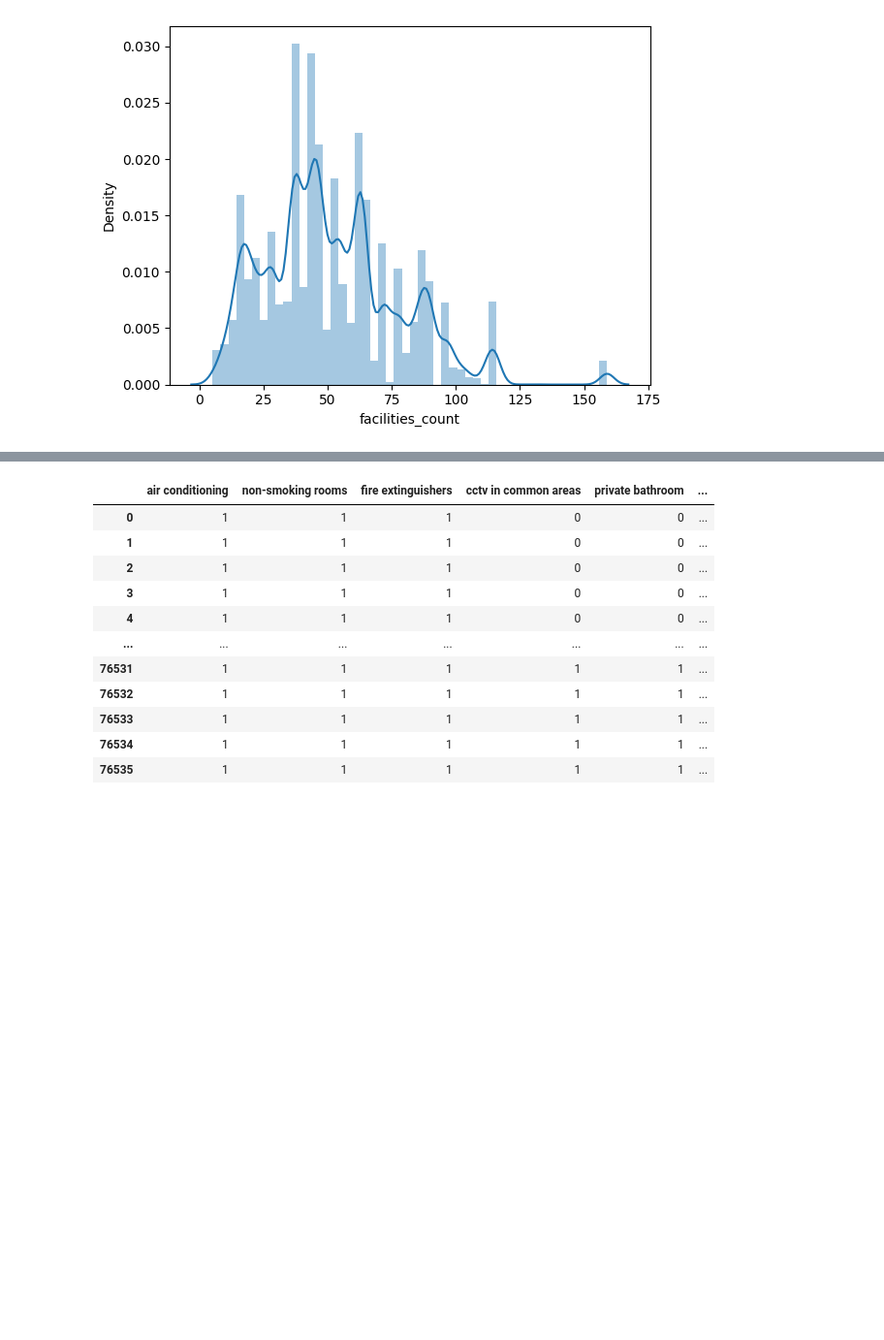
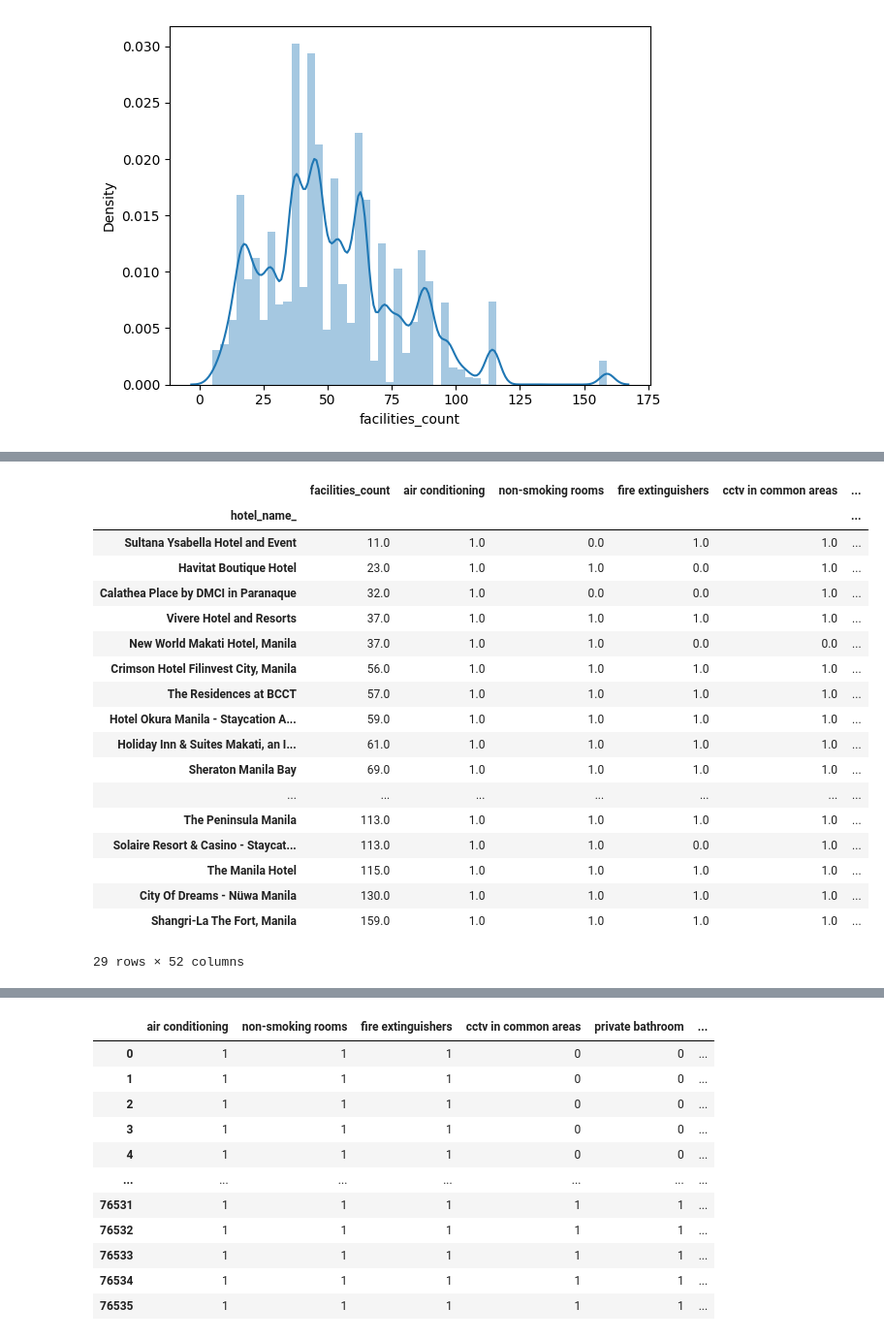
Before and after one commit to ejmasuncion/dsf10_capstone, a Jupyter notebook: eda/facilities_eda_2.ipynb, the cells around one changed output, grey strips where cells are left out. Shown at 97% size. Drawn from its saved outputs; the diff is of its cells as text; code cells hidden in the pictures; blank space fills up the shorter version.

```diff
--- a/eda/facilities_eda_2.ipynb
+++ b/eda/facilities_eda_2.ipynb
@@ -318,0 +390,30 @@ sns.distplot(df_fac['facilities_count'])
+# %%
+colors = ['#bfdeff', '#80bcff', '#0059ba', '#00438c', '#003e82']
+dfs = df_fac_all[(df_fac['stars'] == star) & (df_fac_all['good_review'] == 1)]
+total_cols = dfs.shape[0]
+to_drop = ['stars', 'review_rating', 'total_reviews', 'good_review']
+dfs_trans = dfs.drop(to_drop, axis=1)
+dfs_trans = dfs_trans.groupby('hotel_name_').mean()
+dfs_trans['% of freq_of_facilities'] = dfs_trans['facilities_count'] / 159
+dfs_trans.sort_values(by=['% of freq_of_facilities'], inplace=True, ascending=True)
+dfs_trans
+# %% [output]
+|  | facilities_count | air conditioning | non-smoking rooms | fire extinguishers | cctv in common areas | ... |
+| hotel_name_ |  |  |  |  |  | ... |
+| Sultana Ysabella Hotel and Event | 11.0 | 1.0 | 0.0 | 1.0 | 1.0 | ... |
+| Havitat Boutique Hotel | 23.0 | 1.0 | 1.0 | 0.0 | 1.0 | ... |
+| Calathea Place by DMCI in Paranaque | 32.0 | 1.0 | 0.0 | 0.0 | 1.0 | ... |
+| Vivere Hotel and Resorts | 37.0 | 1.0 | 1.0 | 1.0 | 1.0 | ... |
+| New World Makati Hotel, Manila | 37.0 | 1.0 | 1.0 | 0.0 | 0.0 | ... |
+| Crimson Hotel Filinvest City, Manila | 56.0 | 1.0 | 1.0 | 1.0 | 1.0 | ... |
+| The Residences at BCCT | 57.0 | 1.0 | 1.0 | 1.0 | 1.0 | ... |
+| Hotel Okura Manila - Staycation A... | 59.0 | 1.0 | 1.0 | 1.0 | 1.0 | ... |
+| Holiday Inn & Suites Makati, an I... | 61.0 | 1.0 | 1.0 | 1.0 | 1.0 | ... |
+| Sheraton Manila Bay | 69.0 | 1.0 | 1.0 | 1.0 | 1.0 | ... |
+| ... | ... | ... | ... | ... | ... | ... |
+| The Peninsula Manila | 113.0 | 1.0 | 1.0 | 1.0 | 1.0 | ... |
+| Solaire Resort & Casino - Staycat... | 113.0 | 1.0 | 1.0 | 0.0 | 1.0 | ... |
+| The Manila Hotel | 115.0 | 1.0 | 1.0 | 1.0 | 1.0 | ... |
+| City Of Dreams - Nüwa Manila | 130.0 | 1.0 | 1.0 | 1.0 | 1.0 | ... |
+| Shangri-La The Fort, Manila | 159.0 | 1.0 | 1.0 | 1.0 | 1.0 | ... |
+29 rows × 52 columns
```
Also changed, not shown: parts of 13 cells of this notebook, 6 other files.
